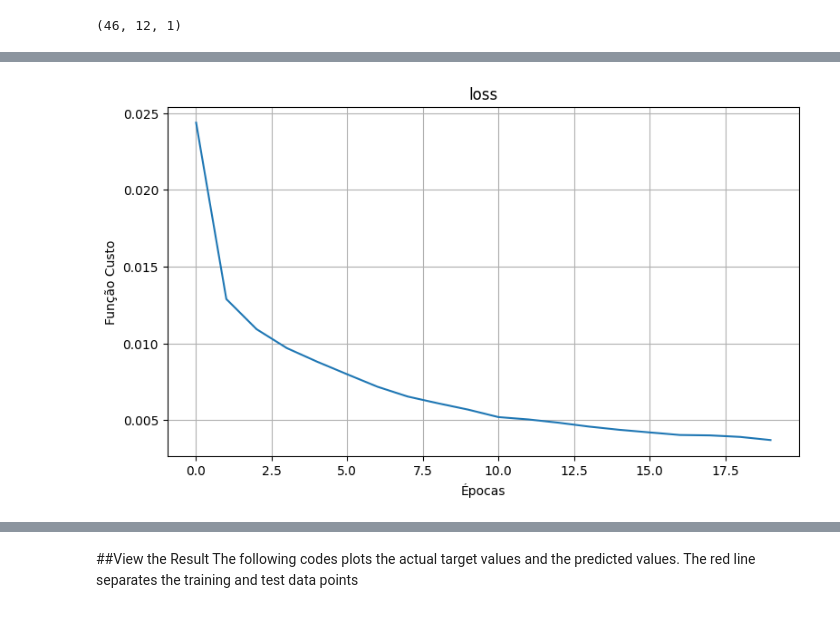
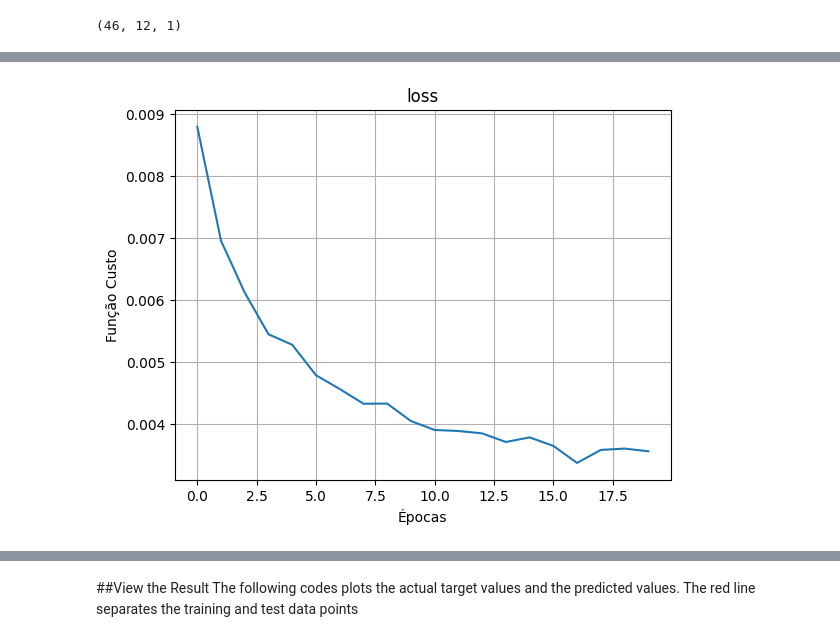
Before and after one commit to LeonimerMelo/Recurrent-Networks, a Jupyter notebook: Simple_Recurrent_Neural_Networks_for_Time_series_Forecasting_v3.ipynb, the cells around one changed output, grey strips where cells are left out. Saved outputs shown, nothing was run; the diff lists cells and outputs as text; code cells hidden in the pictures.

```diff
--- a/Simple_Recurrent_Neural_Networks_for_Time_series_Forecasting_v3.ipynb
+++ b/Simple_Recurrent_Neural_Networks_for_Time_series_Forecasting_v3.ipynb
@@ -292,9 +308,12 @@ testX.shape
 # Create RNN Model
 K.clear_session()
 model = Sequential(name='Simple_RNN')
-model.add(SimpleRNN(3, input_shape=(time_steps,1), activation='tanh'))
+model.add(Input((time_steps, 1)))
+# model.add(SimpleRNN(3, input_shape=(time_steps,1), activation='tanh'))
+model.add(SimpleRNN(3, activation='tanh'))
 #model.add(Dropout(0.2))
 model.add(Dense(1, 'tanh'))
+#model.add(Dense(1, 'sigmoid'))
 
 model.compile(loss='mean_squared_error', optimizer='adam')
 model.summary()
@@ -336,16 +353,16 @@ Epoch 20/20
 # %%
 # plot Loss function
-plt.figure(figsize = (9,5))
+#plt.figure(figsize = (9,5))
 plt.plot(h.history['loss'])
 plt.xlabel('Épocas')
 plt.ylabel('Função Custo')
 plt.title('loss')
 plt.xticks()
 plt.yticks()
 plt.grid()
 plt.show()
 # %% [output]
-[figure, old version]
+[figure, new version]
 # %%
 # make predictions
 train_predict = model.predict(trainX)
```
Also changed, not shown: parts of 15 cells of this notebook.
